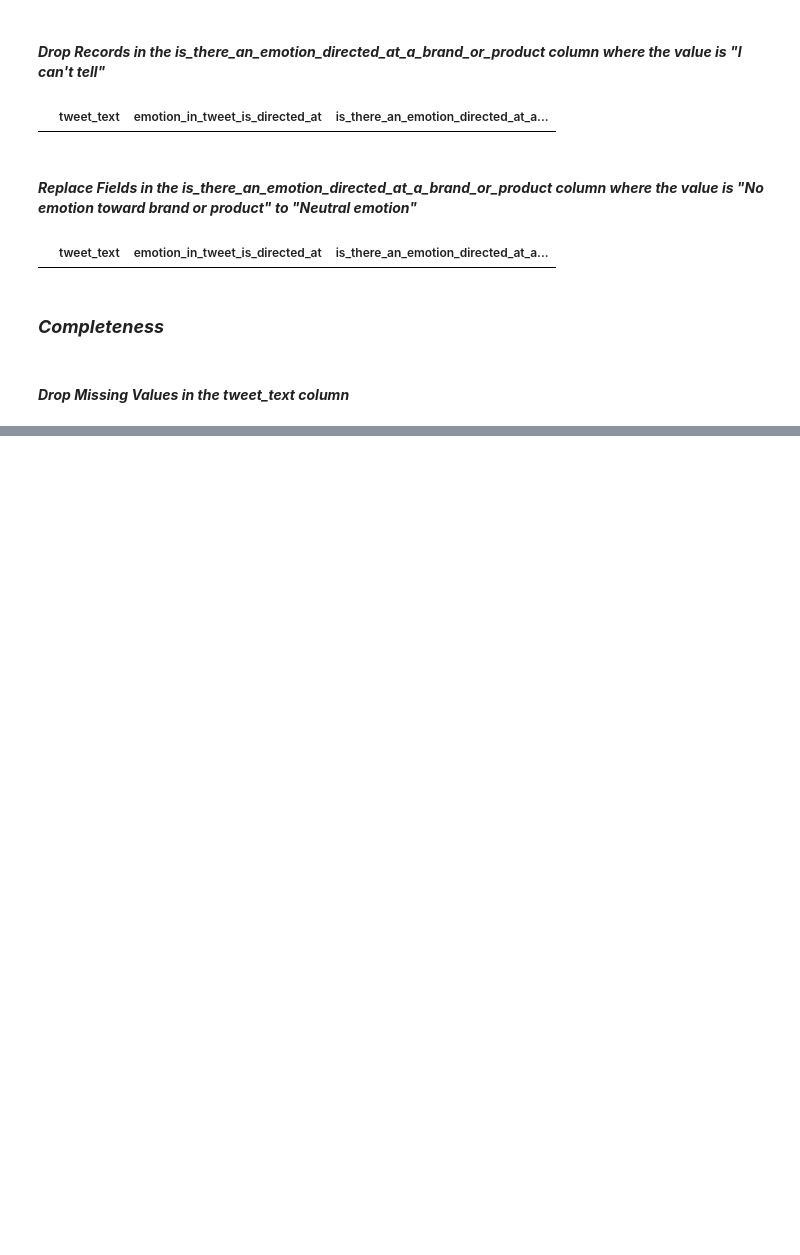
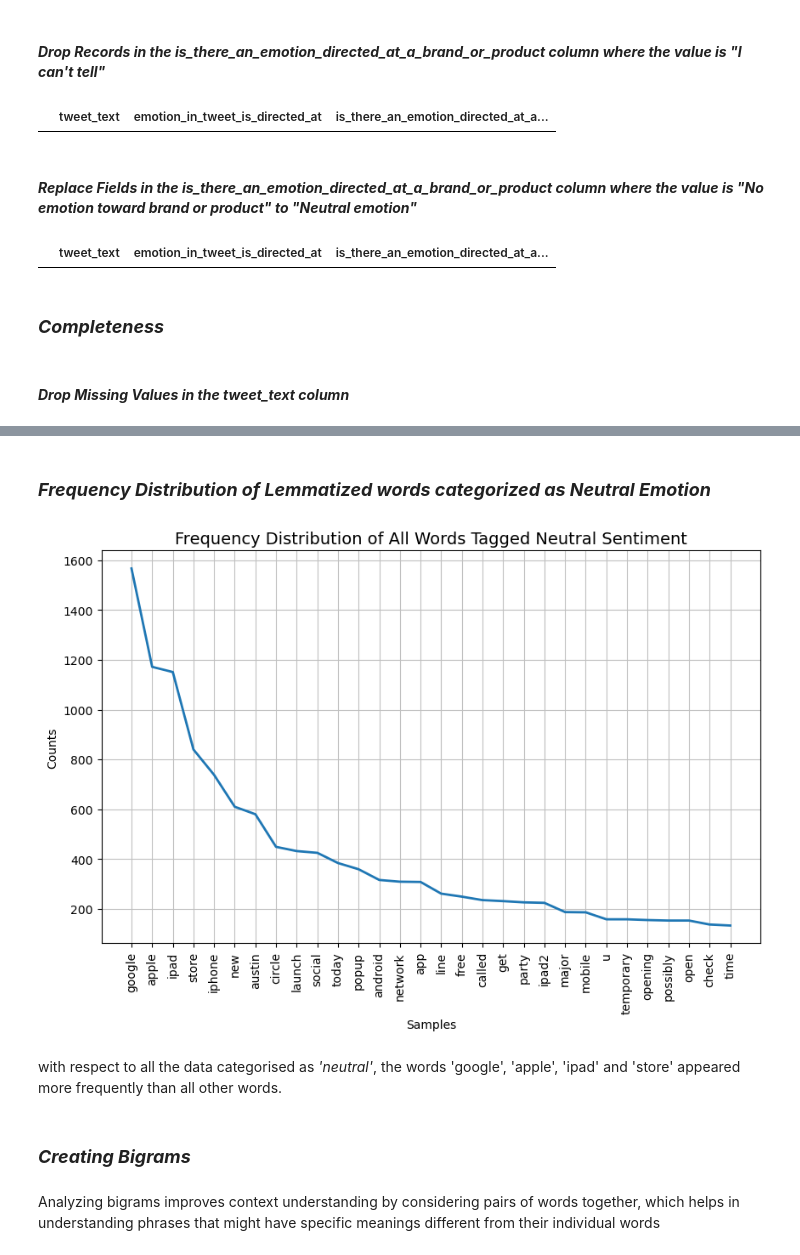
Before and after one commit to Kanyi254/sentiment-analysis, a Jupyter notebook: michael notebook.ipynb, the cells around one changed output, grey strips where cells are left out. Saved outputs shown, nothing was run; the diff lists cells and outputs as text; code cells hidden in the pictures; blank space fills up the shorter version.

```diff
--- a/michael notebook.ipynb
+++ b/michael notebook.ipynb
@@ -233,0 +498,12 @@ df[df['is_there_an_emotion_directed_at_a_brand_or_product'] == "No emotion towar
+# %% [markdown]
+### ***Frequency Distribution of Lemmatized words categorized as Neutral Emotion***
+# %%
+plot_fdist(sentiment="Neutral emotion", title="Frequency Distribution of All Words Tagged Neutral Sentiment")
+# %% [output]
+[figure, added]
+# %% [markdown]
+with respect to all the data categorised as *'neutral'*, the words 'google', 'apple', 'ipad' and 'store' appeared more frequently than all other words.
+# %% [markdown]
+### ***Creating Bigrams***
+# %% [markdown]
+Analyzing bigrams improves context understanding by considering pairs of words together, which helps in understanding phrases that might have specific meanings different from their individual words
```
Also changed, not shown: parts of 103 cells of this notebook.
